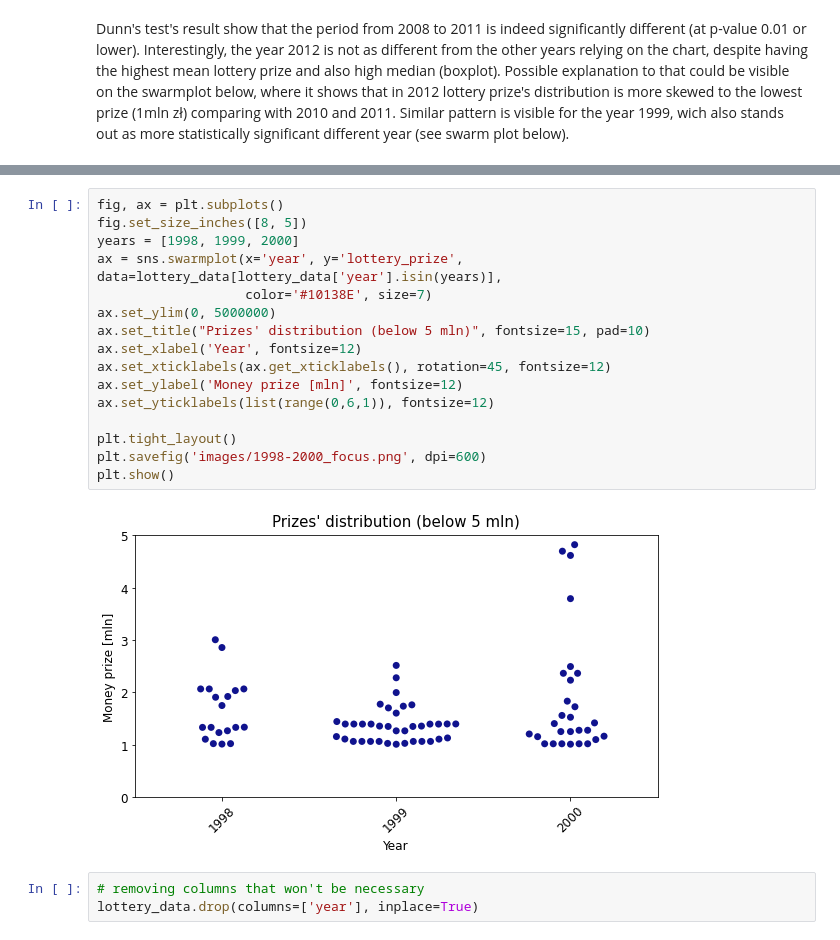
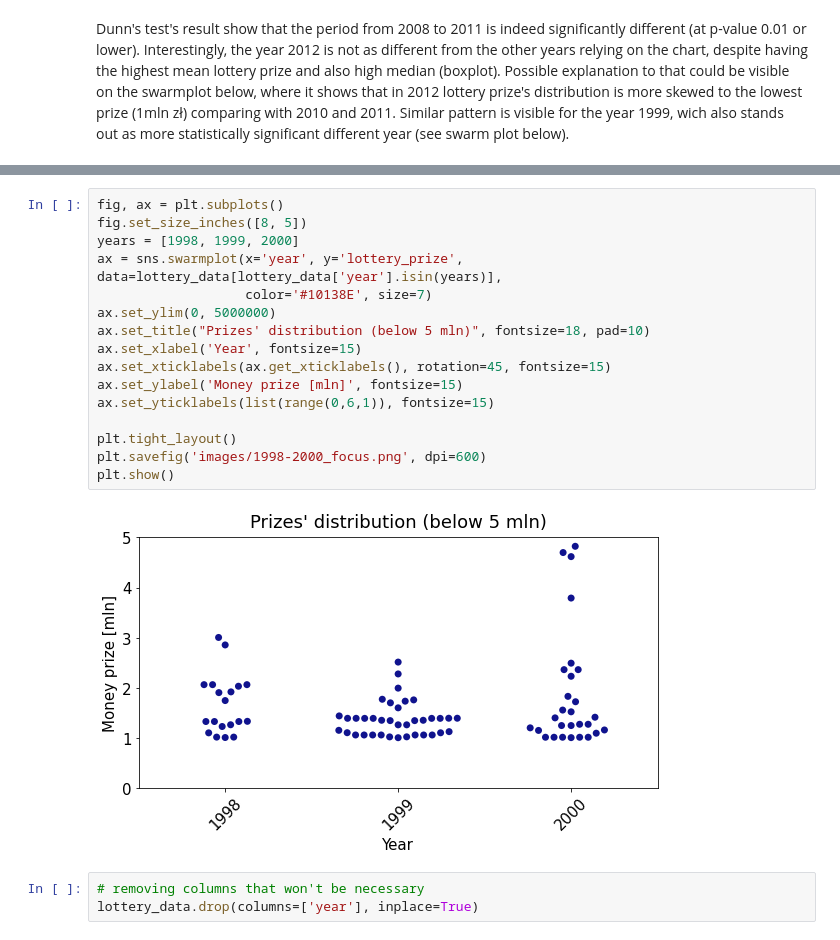
Before and after one commit to piotrsoczewka/Lotto, a Jupyter notebook: Data import and analysis.ipynb, the cells around one changed output, grey strips where cells are left out. Saved outputs shown, nothing was run; the diff lists cells and outputs as text.

```diff
--- a/Data import and analysis.ipynb
+++ b/Data import and analysis.ipynb
@@ -262,21 +262,21 @@ plt.show()
 # %%
 fig, ax = plt.subplots()
 fig.set_size_inches([8, 5])
 years = [1998, 1999, 2000]
 ax = sns.swarmplot(x='year', y='lottery_prize', data=lottery_data[lottery_data['year'].isin(years)],
                    color='#10138E', size=7)
 ax.set_ylim(0, 5000000)
-ax.set_title("Prizes' distribution (below 5 mln)", fontsize=15, pad=10)
-ax.set_xlabel('Year', fontsize=12)
-ax.set_xticklabels(ax.get_xticklabels(), rotation=45, fontsize=12)
-ax.set_ylabel('Money prize [mln]', fontsize=12)
-ax.set_yticklabels(list(range(0,6,1)), fontsize=12)
+ax.set_title("Prizes' distribution (below 5 mln)", fontsize=18, pad=10)
+ax.set_xlabel('Year', fontsize=15)
+ax.set_xticklabels(ax.get_xticklabels(), rotation=45, fontsize=15)
+ax.set_ylabel('Money prize [mln]', fontsize=15)
+ax.set_yticklabels(list(range(0,6,1)), fontsize=15)
 
 plt.tight_layout()
 plt.savefig('images/1998-2000_focus.png', dpi=600)
 plt.show()
 # %% [output]
-[figure, old version]
+[figure, new version]
 # %%
 # removing columns that won't be necessary
 lottery_data.drop(columns=['year'], inplace=True)
```
Also changed, not shown: parts of 3 cells of this notebook, 2 other files.
